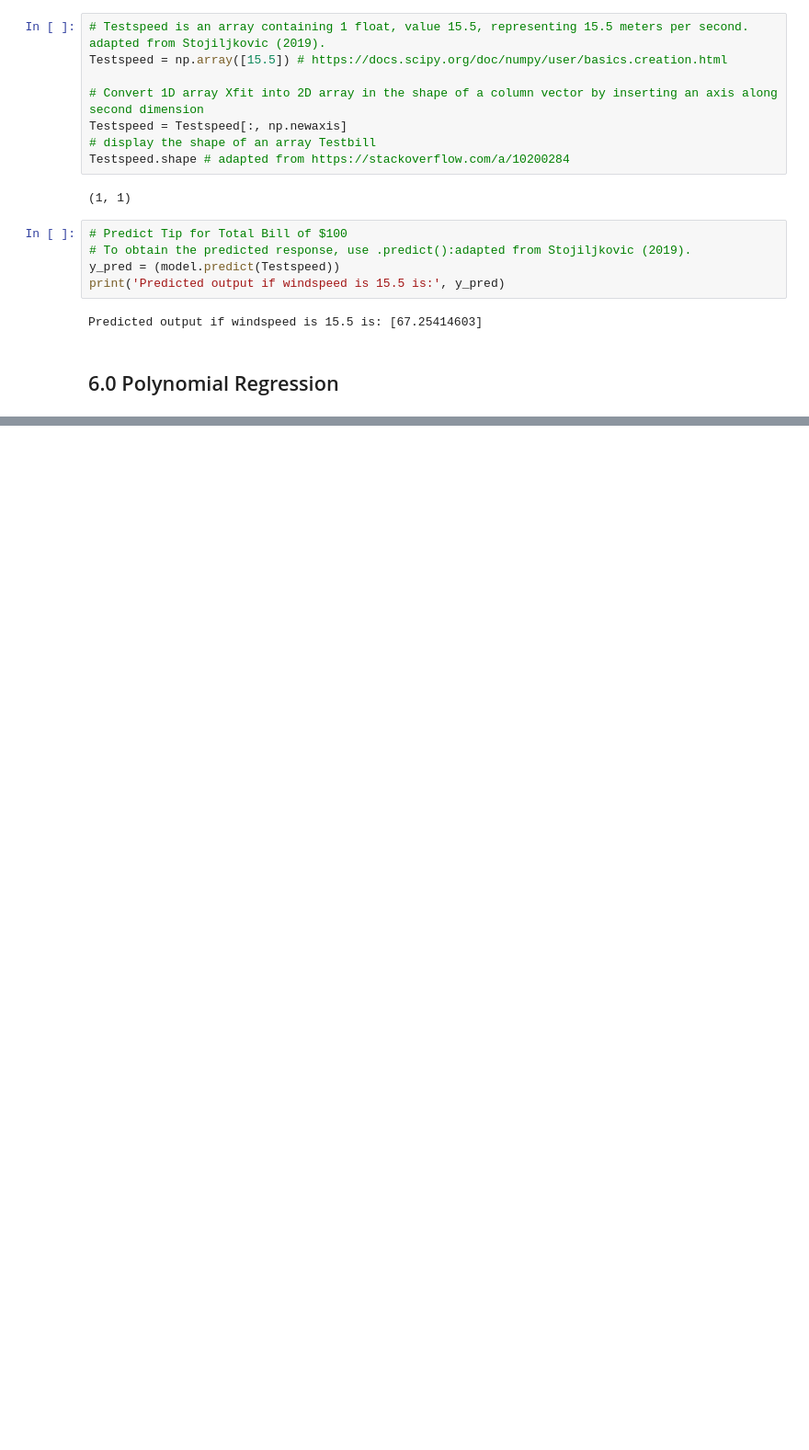
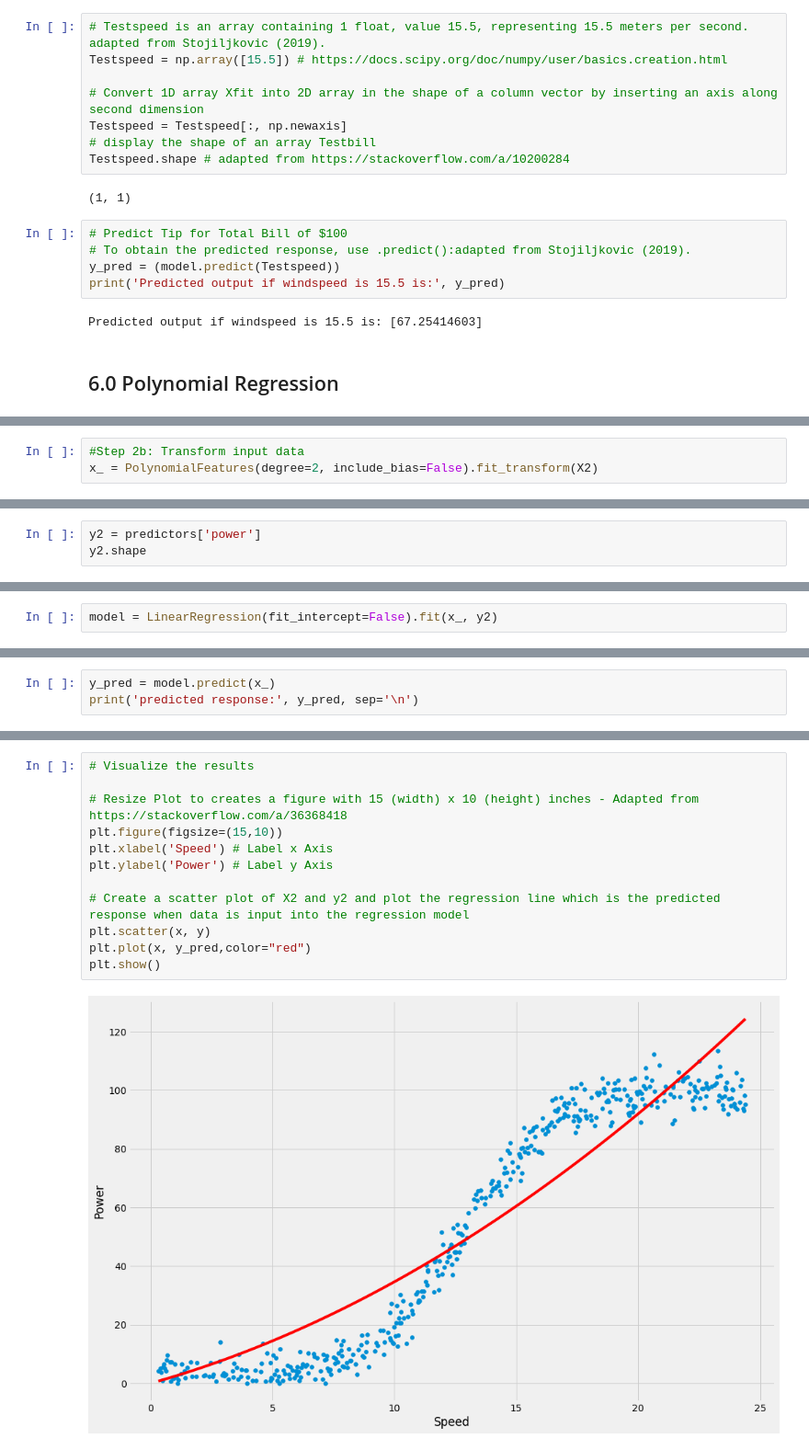
Before and after one commit to pcaulfie/projMLS, a Jupyter notebook: Project 2020 - Machine Learning and Statistics.ipynb, the cells around one changed output, grey strips where cells are left out. Shown at 92% size. Cells and saved outputs as stored; diff of their text form; blank space fills up the shorter version.

Commit message:
First attempt at Polynominal Regression

```diff
--- a/Project 2020 - Machine Learning and Statistics.ipynb
+++ b/Project 2020 - Machine Learning and Statistics.ipynb
@@ -387,0 +402,3 @@ Predicted output if windspeed is 15.5 is: [67.25414603]
+# %%
+#Step 2b: Transform input data
+x_ = PolynomialFeatures(degree=2, include_bias=False).fit_transform(X2)
@@ -387,0 +412,3 @@ Predicted output if windspeed is 15.5 is: [67.25414603]
+# %%
+y2 = predictors['power']
+y2.shape
@@ -387,0 +417,2 @@ Predicted output if windspeed is 15.5 is: [67.25414603]
+# %%
+model = LinearRegression(fit_intercept=False).fit(x_, y2)
@@ -387,0 +430,3 @@ Predicted output if windspeed is 15.5 is: [67.25414603]
+# %%
+y_pred = model.predict(x_)
+print('predicted response:', y_pred, sep='\n')
@@ -388,3 +451,17 @@ Predicted output if windspeed is 15.5 is: [67.25414603]
+# %%
+# Visualize the results
+
+# Resize Plot to creates a figure with 15 (width) x 10 (height) inches - Adapted from https://stackoverflow.com/a/36368418
+plt.figure(figsize=(15,10))
+plt.xlabel('Speed') # Label x Axis
+plt.ylabel('Power') # Label y Axis
+
+# Create a scatter plot of X2 and y2 and plot the regression line which is the predicted response when data is input into the regression model
+plt.scatter(x, y)
+plt.plot(x, y_pred,color="red")
+plt.show()
+# %% [output]
+[figure, added]
 # %% [markdown]
 ## 7.0 References <a id='references'></a>
    1. Met Office (2020) *How we measure wind* [Online] Available at:https://www.metoffice.gov.uk/weather/guides/observations/how-we-measure-wind#:~:text=The%20instruments%20used%20to%20measure,%2D1%20%3D%201.15%20mph) [Accessed 13 Nov 2020]
```
Also changed, not shown: parts of 13 cells of this notebook.
